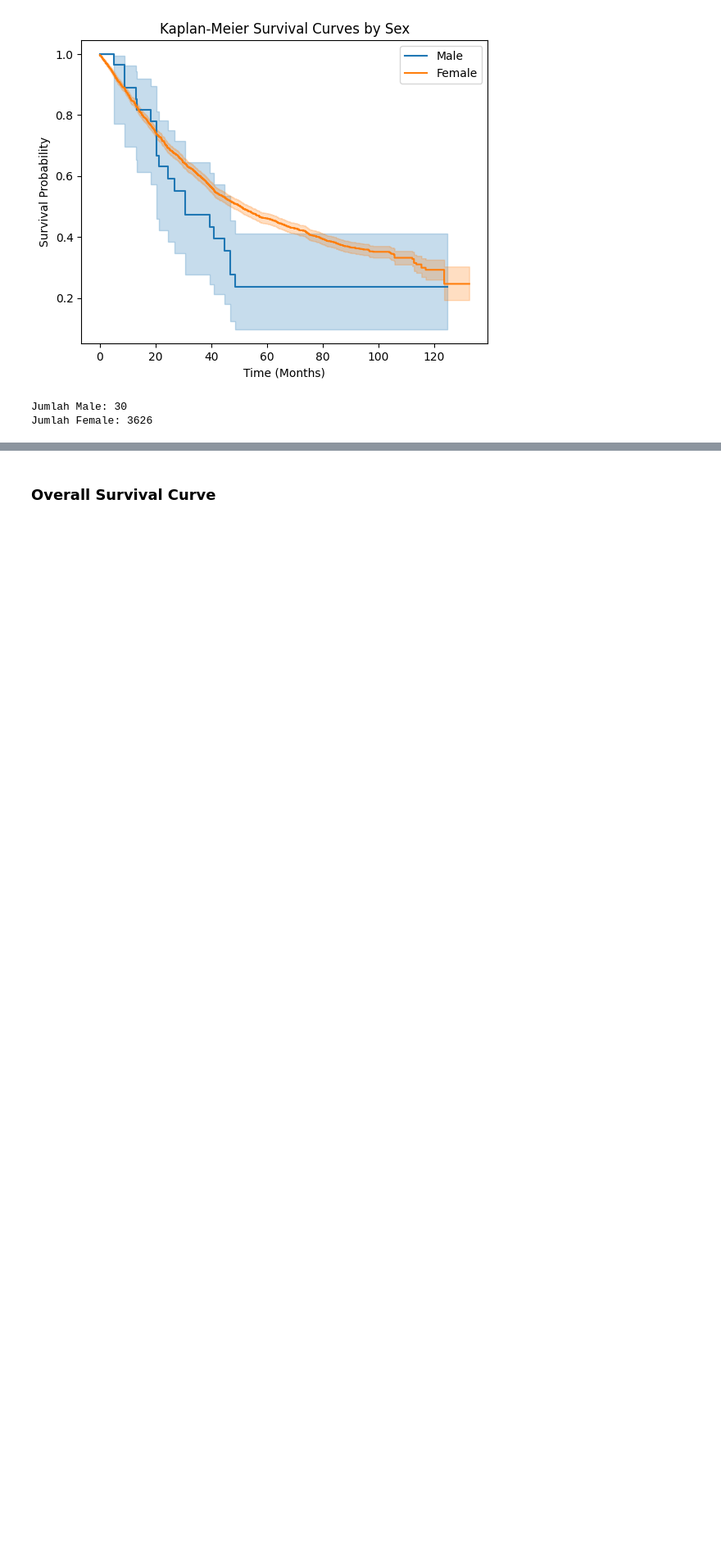
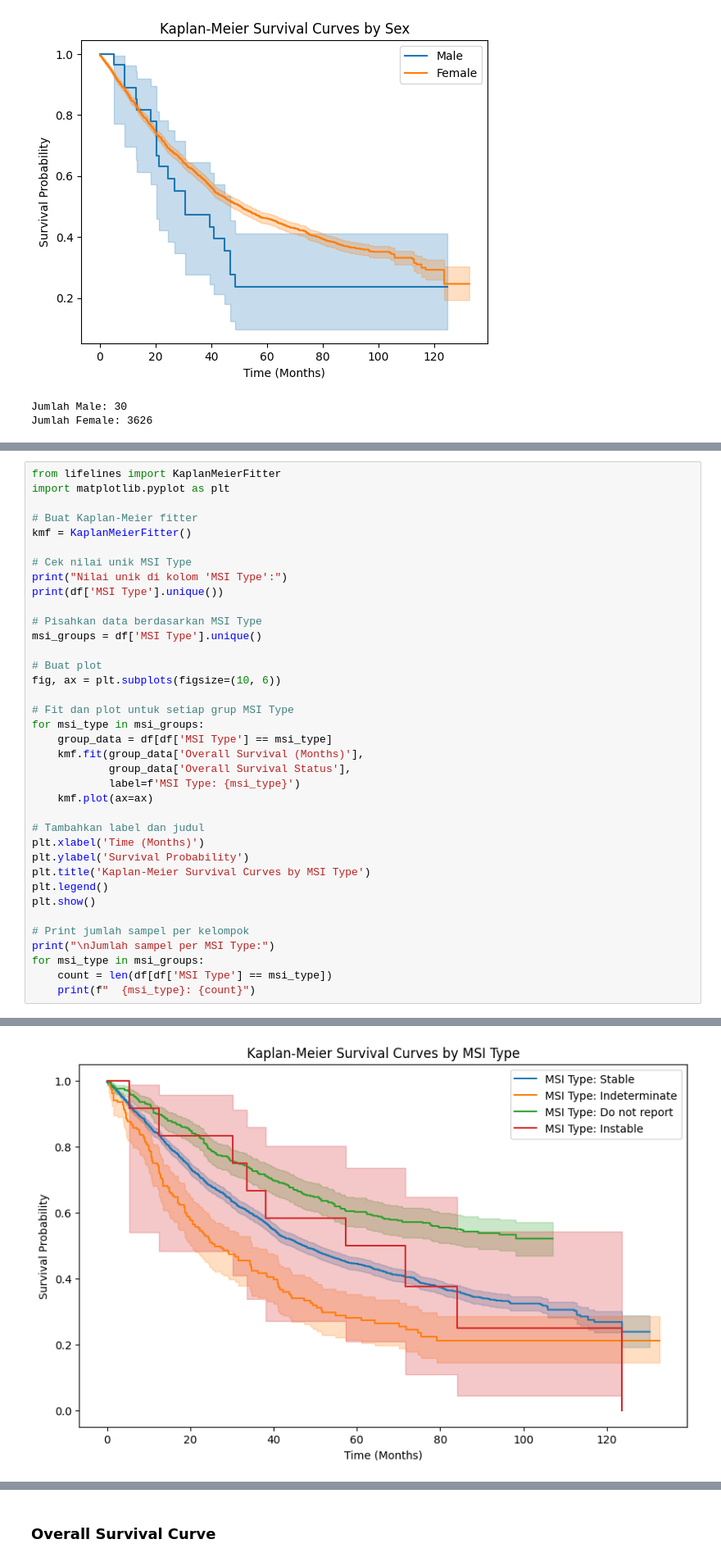
Before and after one commit to wildanjr19/5th-college, a Jupyter notebook: Analisis Tahan Hidup/Final Project/Breast_Msk_2025/Breast_Msk_2025.ipynb, the cells around one changed output, grey strips where cells are left out. Shown: that part at 82% size. Cells and saved outputs as stored; diff of their text form; blank space fills up the shorter version.

```diff
--- a/Analisis Tahan Hidup/Final Project/Breast_Msk_2025/Breast_Msk_2025.ipynb
+++ b/Analisis Tahan Hidup/Final Project/Breast_Msk_2025/Breast_Msk_2025.ipynb
@@ -111,0 +114,38 @@ Jumlah Female: 3626
+# %%
+from lifelines import KaplanMeierFitter
+import matplotlib.pyplot as plt
+
+# Buat Kaplan-Meier fitter
+kmf = KaplanMeierFitter()
+
+# Cek nilai unik MSI Type
+print("Nilai unik di kolom 'MSI Type':")
+print(df['MSI Type'].unique())
+
+# Pisahkan data berdasarkan MSI Type
+msi_groups = df['MSI Type'].unique()
+
+# Buat plot
+fig, ax = plt.subplots(figsize=(10, 6))
+
+# Fit dan plot untuk setiap grup MSI Type
+for msi_type in msi_groups:
+    group_data = df[df['MSI Type'] == msi_type]
+    kmf.fit(group_data['Overall Survival (Months)'],
+            group_data['Overall Survival Status'],
+            label=f'MSI Type: {msi_type}')
+    kmf.plot(ax=ax)
+
+# Tambahkan label dan judul
+plt.xlabel('Time (Months)')
+plt.ylabel('Survival Probability')
+plt.title('Kaplan-Meier Survival Curves by MSI Type')
+plt.legend()
+plt.show()
+
+# Print jumlah sampel per kelompok
+print("\nJumlah sampel per MSI Type:")
+for msi_type in msi_groups:
+    count = len(df[df['MSI Type'] == msi_type])
+    print(f"  {msi_type}: {count}")
+# %% [output]
@@ -111,0 +154 @@ Jumlah Female: 3626
+[figure, added]
```
Also changed, not shown: parts of 3 cells of this notebook.
